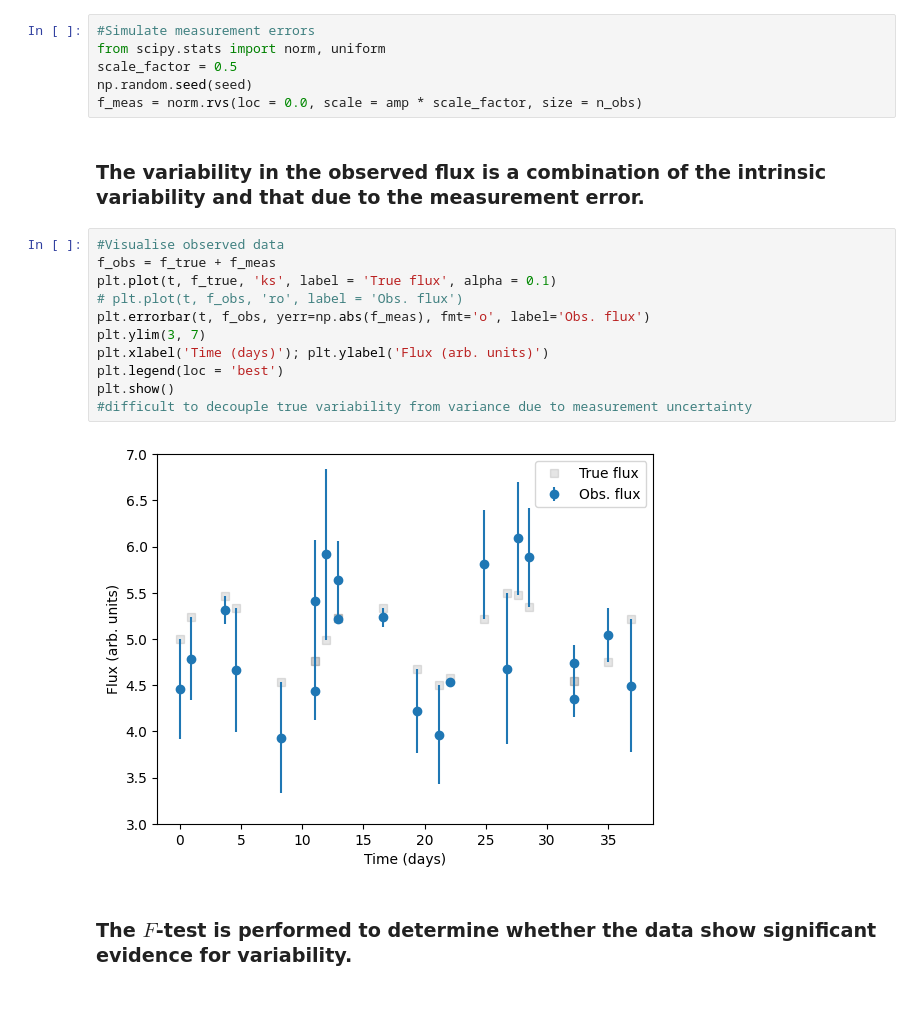
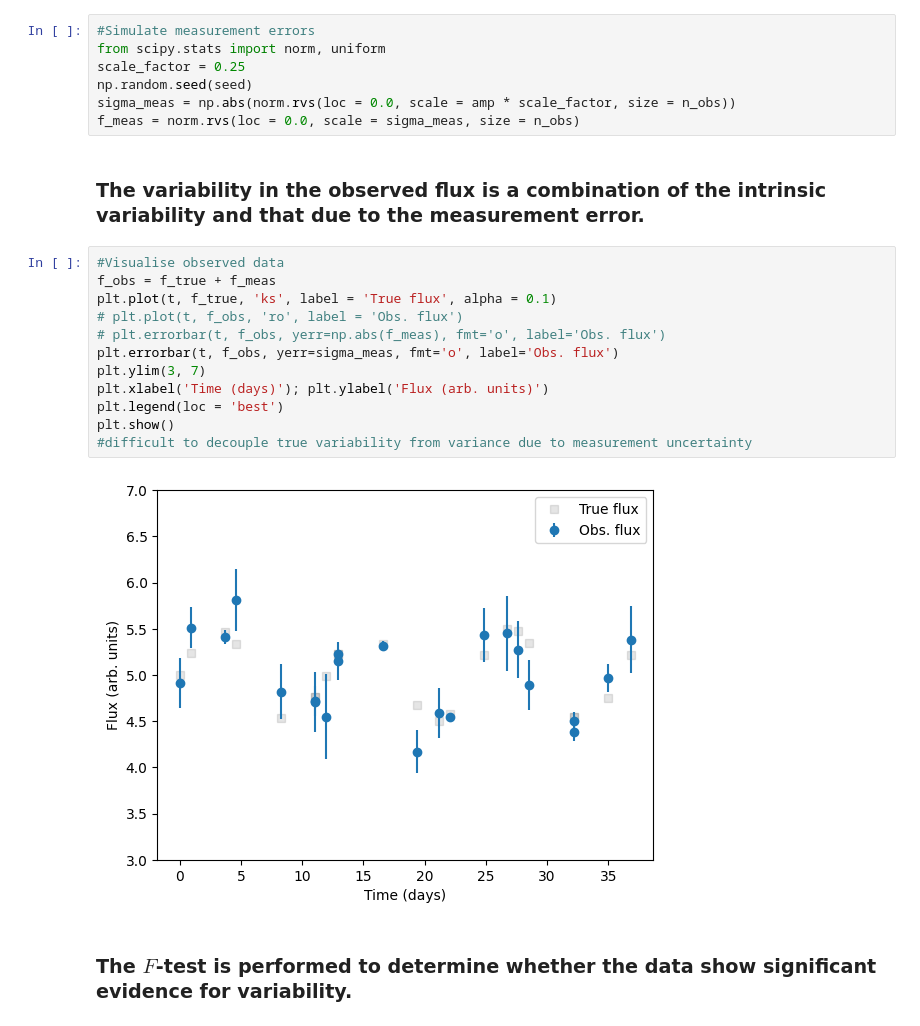
Before and after one commit to sundarjhu/Astrostatistics2025, a Jupyter notebook: Lesson14_2.ipynb, the cells around one changed output. Saved outputs shown, nothing was run; the diff lists cells and outputs as text.

```diff
--- a/Lesson14_2.ipynb
+++ b/Lesson14_2.ipynb
@@ -76,24 +76,26 @@ The peak-to-peak amplitude calculated from the data is  0.992
 # %%
 #Simulate measurement errors
 from scipy.stats import norm, uniform
-scale_factor = 0.5
+scale_factor = 0.25
 np.random.seed(seed)
-f_meas = norm.rvs(loc = 0.0, scale = amp * scale_factor, size = n_obs)
+sigma_meas = np.abs(norm.rvs(loc = 0.0, scale = amp * scale_factor, size = n_obs))
+f_meas = norm.rvs(loc = 0.0, scale = sigma_meas, size = n_obs)
 # %% [markdown]
 ### The variability in the observed flux is a combination of the intrinsic variability and that due to the measurement error.
 # %%
 #Visualise observed data
 f_obs = f_true + f_meas
 plt.plot(t, f_true, 'ks', label = 'True flux', alpha = 0.1)
 # plt.plot(t, f_obs, 'ro', label = 'Obs. flux')
-plt.errorbar(t, f_obs, yerr=np.abs(f_meas), fmt='o', label='Obs. flux')
+# plt.errorbar(t, f_obs, yerr=np.abs(f_meas), fmt='o', label='Obs. flux')
+plt.errorbar(t, f_obs, yerr=sigma_meas, fmt='o', label='Obs. flux')
 plt.ylim(3, 7)
 plt.xlabel('Time (days)'); plt.ylabel('Flux (arb. units)')
 plt.legend(loc = 'best')
 plt.show()
 #difficult to decouple true variability from variance due to measurement uncertainty
 # %% [output]
-[figure, old version]
+[figure, new version]
 # %% [markdown]
 ### The $F$-test is performed to determine whether the data show significant evidence for variability.
 # %%
```
Also changed, not shown: parts of 1 cell of this notebook.
